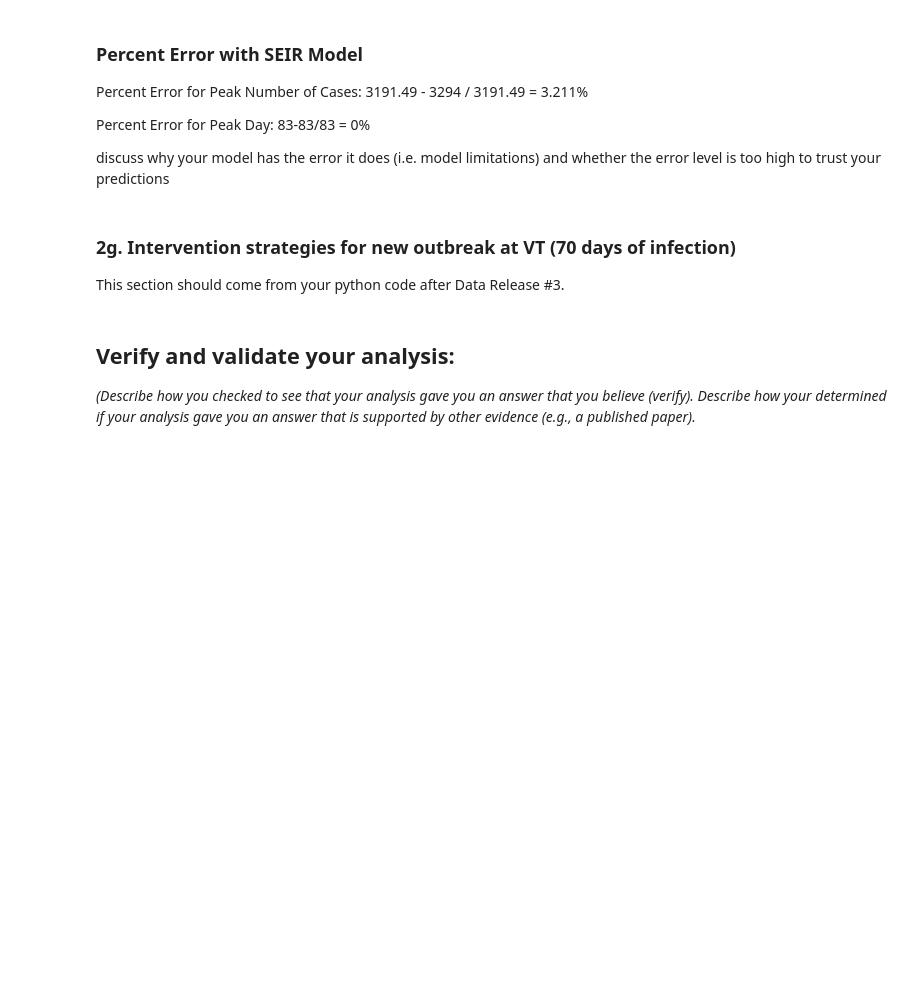
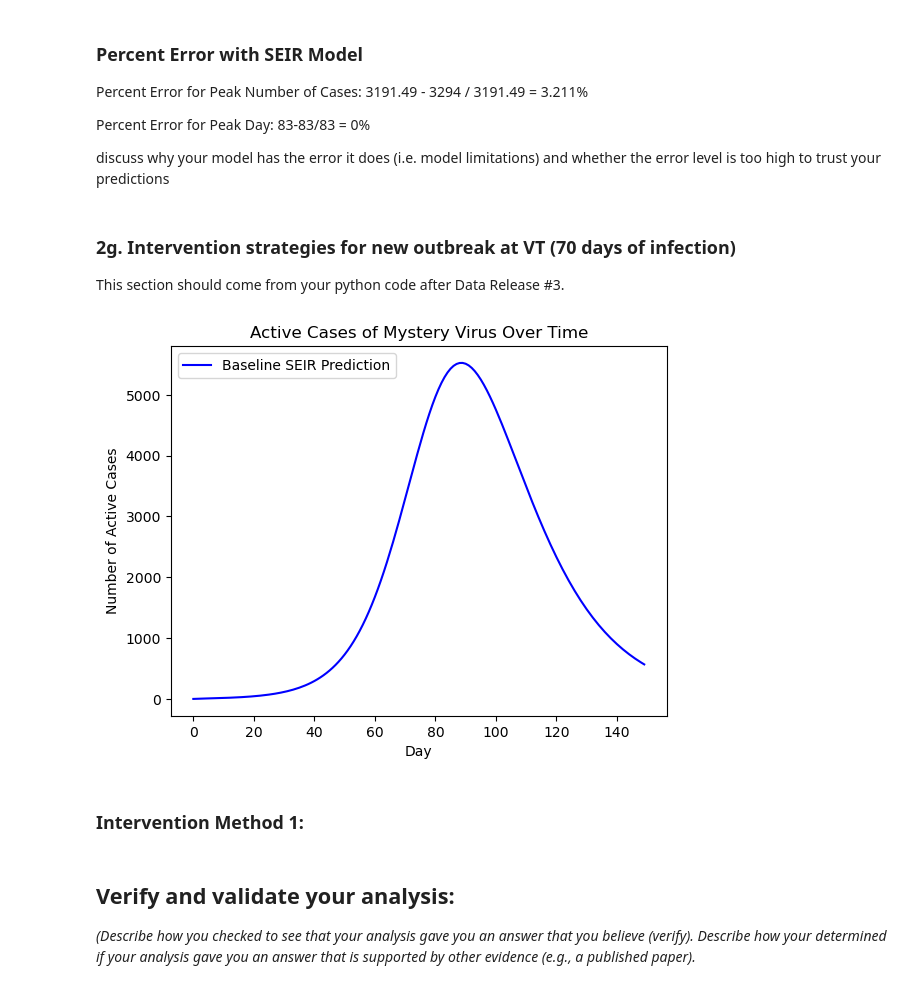
Before and after one commit to Owensines/Module-2-Epidemics-SIR-Modeling, a Jupyter notebook: Notebook examples/Module_2_Notebook_PS_OS.ipynb, the cells around one changed output. Saved outputs shown, nothing was run; the diff lists cells and outputs as text; code cells hidden in the pictures; blank space fills up the shorter version.

```diff
--- a/Notebook examples/Module_2_Notebook_PS_OS.ipynb
+++ b/Notebook examples/Module_2_Notebook_PS_OS.ipynb
@@ -256,6 +256,24 @@ discuss why your model has the error it does (i.e. model limitations) and whethe
 # %% [markdown]
 ### 2g. Intervention strategies for new outbreak at VT (70 days of infection)
 This section should come from your python code after Data Release #3.
+# %%
+#Baseline Prediction for new outbreak at VT
+N_VT = 31000 #population size at VT
+S0_VT = N_VT-40
+E0_VT = 40 #assumption for now, will be accounted for by grid search optimization
+I0_VT = 1
+R0_VT = 0
+S_baseline, E_baseline, I_baseline, R_baseline = seir_euler(best_beta, best_sigma, best_gamma, S0_VT, E0_VT, I0_VT, R0_VT, future_timepoints, N_VT)
+plt.plot(future_timepoints, I_baseline, 'b-', label='Baseline SEIR Prediction')
+plt.title('Active Cases of Mystery Virus Over Time')
+plt.xlabel('Day')
+plt.ylabel('Number of Active Cases')
+plt.legend()
+plt.show()
+# %% [output]
+[figure, added]
+# %% [markdown]
+### Intervention Method 1:
 # %% [markdown]
 ## Verify and validate your analysis:
 
```
